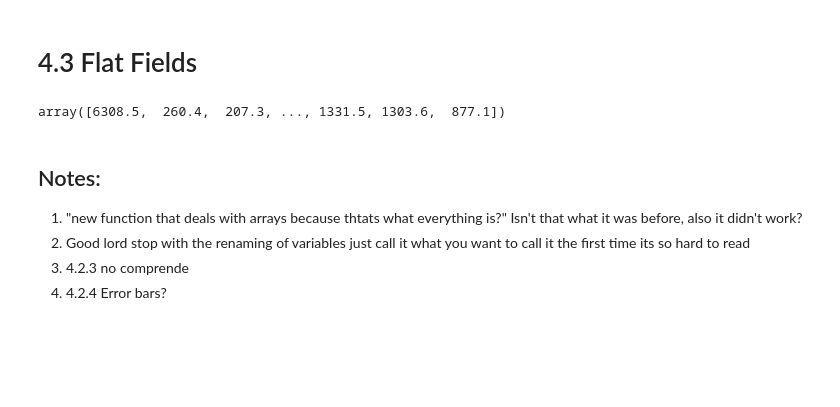
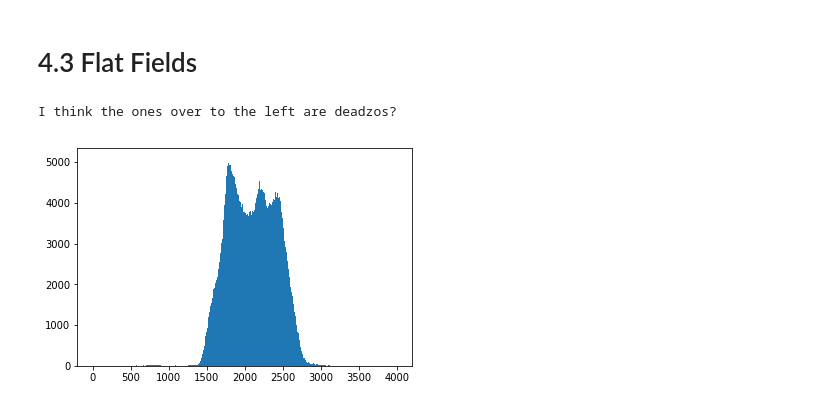
Before and after one commit to astro-kjc/AST443, a Jupyter notebook: Lab0/Lab0.ipynb, the cells around one changed output. Saved outputs shown, nothing was run; the diff lists cells and outputs as text; code cells hidden in the pictures; blank space fills up the shorter version.

```diff
--- a/Lab0/Lab0.ipynb
+++ b/Lab0/Lab0.ipynb
@@ -216,17 +216,13 @@ Hot Dark Current: 15.91317818959554 electrons per pixel per second
 # %%
 flats = sorted(glob.glob("data/flat/*"))
 flats = list(map(fits.open, flats[:]))
 flat = []
 for i in range(10):
     flat.append(flats[i][0].data.flatten())
 
 master_flat_field = sum(flat[:])/10
-master_flat_field
+plt.hist(master_flat_field, bins = 1000, range = (0,4000));
+print("I think the ones over to the left are deadzos?")
 # %% [output]
-array([6308.5,  260.4,  207.3, ..., 1331.5, 1303.6,  877.1])
+I think the ones over to the left are deadzos?
+[figure, added]
-# %% [markdown]
-## Notes:
-1. "new function that deals with arrays because thtats what everything is?" Isn't that what it was before, also it didn't work?
-2. Good lord stop with the renaming of variables just call it what you want to call it the first time its so hard to read
-3. 4.2.3 no comprende
-4. 4.2.4 Error bars?
```
Also changed, not shown: parts of 5 cells of this notebook.
